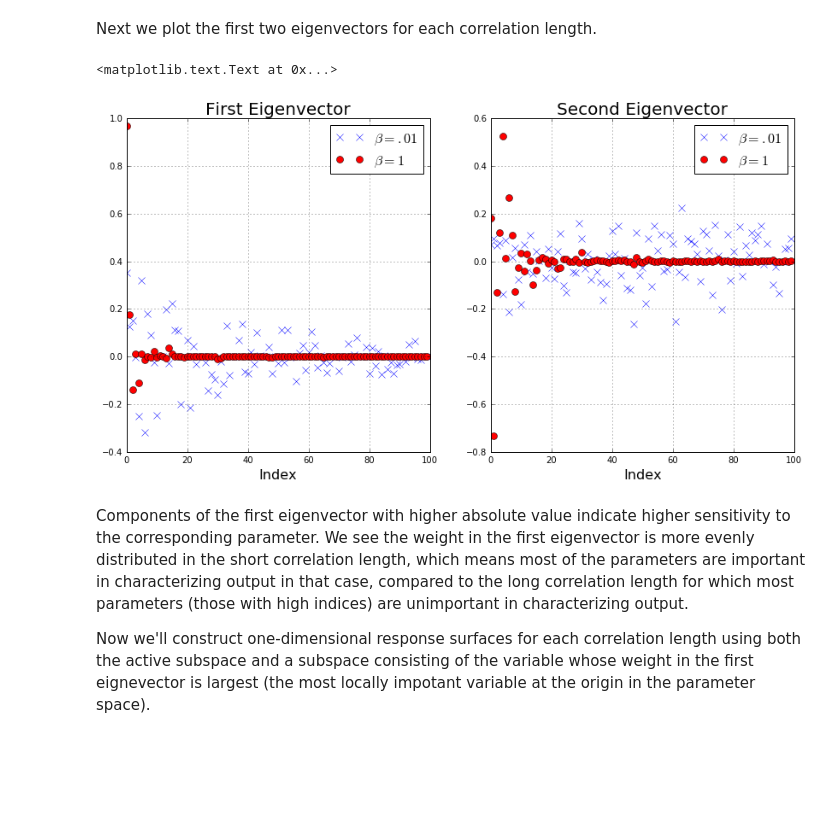
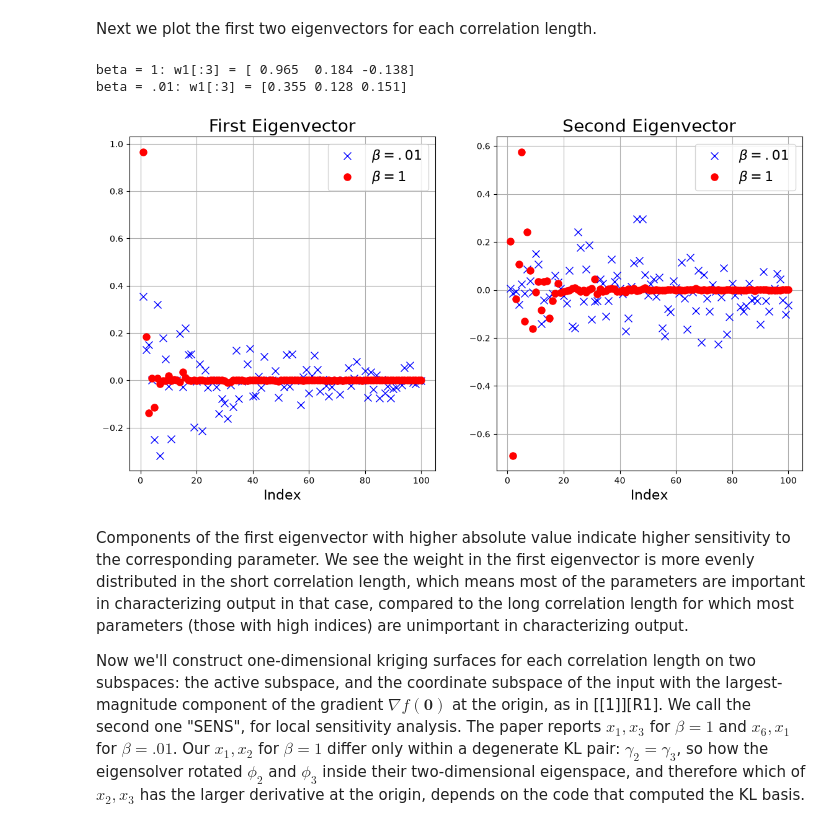
Before and after one commit to paulcon/as-data-sets, a Jupyter notebook: uq_benchmarks/Elliptic_PDE_Random_Coefficients/Elliptic_PDE_Random_Coefficients.ipynb, the cells around one changed output. Drawn from its saved outputs; the diff is of its cells as text; code cells hidden in the pictures; blank space fills up the shorter version.

```diff
--- a/uq_benchmarks/Elliptic_PDE_Random_Coefficients/Elliptic_PDE_Random_Coefficients.ipynb
+++ b/uq_benchmarks/Elliptic_PDE_Random_Coefficients/Elliptic_PDE_Random_Coefficients.ipynb
@@ -233,0 +229,13 @@ ss_long.compute(df=grad_long); ss_long.partition(2)
+# %%
+X = rng.standard_normal((300, 100))       # gradient samples
+X_test = rng.standard_normal((500, 100))  # independent test set
+
+x, h, coords = X[0], 1e-5, [0, 1, 2, 5]
+for case, s in solvers.items():
+    u, a, _ = s.solve(x)
+    q, g = s.qoi_and_grad(x)
+    fd = np.array([(s.qoi(x + h*e) - s.qoi(x - h*e)) / (2*h) for e in np.eye(s.m)[coords]])
+    print(f'beta = {beta[case]}: max |residual| = {np.abs(s.residual(u, a)).max():.1e}, '
+          f'FD vs adjoint relative error <= {np.max(np.abs(fd - g[coords]) / np.abs(g[coords])):.1e}, '
+          f'f(0) = {s.qoi(np.zeros(s.m)):.5f}, '
+          f'field variance carried by the 100 modes = {(s.B**2).sum() / s.B.shape[0]:.1%}')
@@ -233,0 +249,9 @@ ss_long.compute(df=grad_long); ss_long.partition(2)
+# %%
+f, G, sub = {}, {}, {}
+for case, s in solvers.items():
+    fg = [s.qoi_and_grad(x) for x in X]
+    f[case] = np.array([v for v, _ in fg])
+    G[case] = np.array([g for _, g in fg])
+    sub[case] = ac.orient(ac.active_subspace(space=space, grads=G[case]),
+                          by='reference', reference=np.eye(100)[:, [0, 0]], columns=2)
+print(f'300 values and gradients for each field: {time.perf_counter() - t_start:.0f} s so far')
@@ -233,0 +262,11 @@ ss_long.compute(df=grad_long); ss_long.partition(2)
+# %%
+paper_table1 = {'KL long': [1, .0978, .0975, .0282, .0280], 'AS long': [1, .0010, .0006, .0005, .0002],
+                'KL short': [1, .9946, .9873, .9836, .9774], 'AS short': [1, .0055, .0047, .0046, .0042]}
+print(f'{"lambda_i / lambda_1":>22}' + ''.join(f'{i:>9d}' for i in range(1, 6)))
+for case, s in solvers.items():
+    kl = (s.B**2).sum(axis=0)           # the KL eigenvalues gamma_i (columns of K are orthonormal)
+    lam = sub[case].eigenvalues
+    for name, r in [('KL', kl[:5] / kl[0]), ('AS', lam[:5] / lam[0])]:
+        key = f'{name} {case}'
+        print(f'{key + ", beta = " + beta[case]:>22}' + ''.join(f'{v:9.4f}' for v in r))
+        print(f'{"paper":>22}' + ''.join(f'{v:9.4f}' for v in paper_table1[key]))
@@ -234,26 +283,21 @@ ss_long.compute(df=grad_long); ss_long.partition(2)
 # %% [markdown]
 Next we plot the first two eigenvectors for each correlation length.
-# %%
-#Plot the first 2 eignevectors for each correlation length
-fig, axes = plt.subplots(1, 2, figsize=(14, 7))
-
-axes[0].plot(np.arange(100), ss_short.W1[:,0], 'bx', ms=8, label=r'$\beta=.01$')
-axes[0].plot(np.arange(100), ss_long.W1[:,0], 'ro', ms=8, label=r'$\beta=1$')
-axes[0].grid(True)
-axes[0].legend(fontsize=16)
-axes[0].set_xlabel('Index', fontsize=16)
-axes[0].set_title('First Eigenvector', fontsize=20)
-
-axes[1].plot(np.arange(100), ss_short.W1[:,1], 'bx', ms=8, label=r'$\beta=.01$')
-axes[1].plot(np.arange(100), ss_long.W1[:,1], 'ro', ms=8, label=r'$\beta=1$')
-axes[1].grid(True)
-axes[1].legend(fontsize=16)
-axes[1].set_xlabel('Index', fontsize=16)
-axes[1].set_title('Second Eigenvector', fontsize=20)
-# %% [output]
-<matplotlib.text.Text at 0x...>
-[figure, removed]
+# %%
+fig, axes = plt.subplots(1, 2, figsize=(14, 7))
+for j, title in enumerate(['First Eigenvector', 'Second Eigenvector']):
+    axes[j].plot(np.arange(1, 101), sub['short'].W[:, j], 'bx', ms=8, label=r'$\beta=.01$')
+    axes[j].plot(np.arange(1, 101), sub['long'].W[:, j], 'ro', ms=8, label=r'$\beta=1$')
+    axes[j].grid(True)
+    axes[j].legend(fontsize=16)
+    axes[j].set_xlabel('Index', fontsize=16)
+    axes[j].set_title(title, fontsize=20)
+for case in cases:
+    print(f'beta = {beta[case]}: w1[:3] = {np.round(sub[case].W[:3, 0], 3)}')
+# %% [output]
+beta = 1: w1[:3] = [ 0.965  0.184 -0.138]
+beta = .01: w1[:3] = [0.355 0.128 0.151]
+[figure, added]
 # %% [markdown]
 Components of the first eigenvector with higher absolute value indicate higher sensitivity to the corresponding parameter. We see the weight in the first eigenvector is more evenly distributed in the short correlation length, which means most of the parameters are important in characterizing output in that case, compared to the long correlation length for which most parameters (those with high indices) are unimportant in characterizing output.
 
-Now we'll construct one-dimensional response surfaces for each correlation length using both the active subspace and a subspace consisting of the variable whose weight in the first eignevector is largest (the most locally impotant variable at the origin in the parameter space).
+Now we'll construct one-dimensional kriging surfaces for each correlation length on two subspaces: the active subspace, and the coordinate subspace of the input with the largest-magnitude component of the gradient $\nabla f(\mathbf 0)$ at the origin, as in [[1]][R1]. We call the second one "SENS", for local sensitivity analysis. The paper reports $x_1, x_3$ for $\beta = 1$ and $x_6, x_1$ for $\beta = .01$. Our $x_1, x_2$ for $\beta = 1$ differ only within a degenerate KL pair: $\gamma_2 = \gamma_3$, so how the eigensolver rotated $\phi_2$ and $\phi_3$ inside their two-dimensional eigenspace, and therefore which of $x_2, x_3$ has the larger derivative at the origin, depends on the code that computed the KL basis.
```
Also changed, not shown: parts of 37 cells of this notebook, 8 other files.
